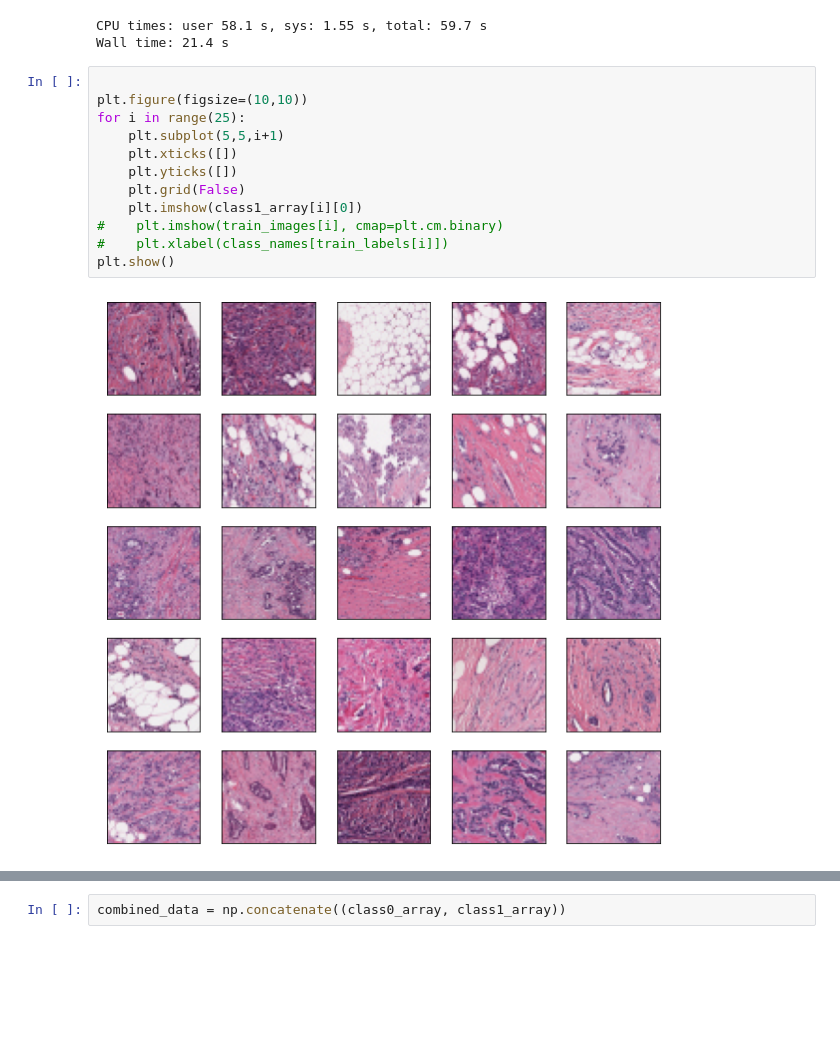
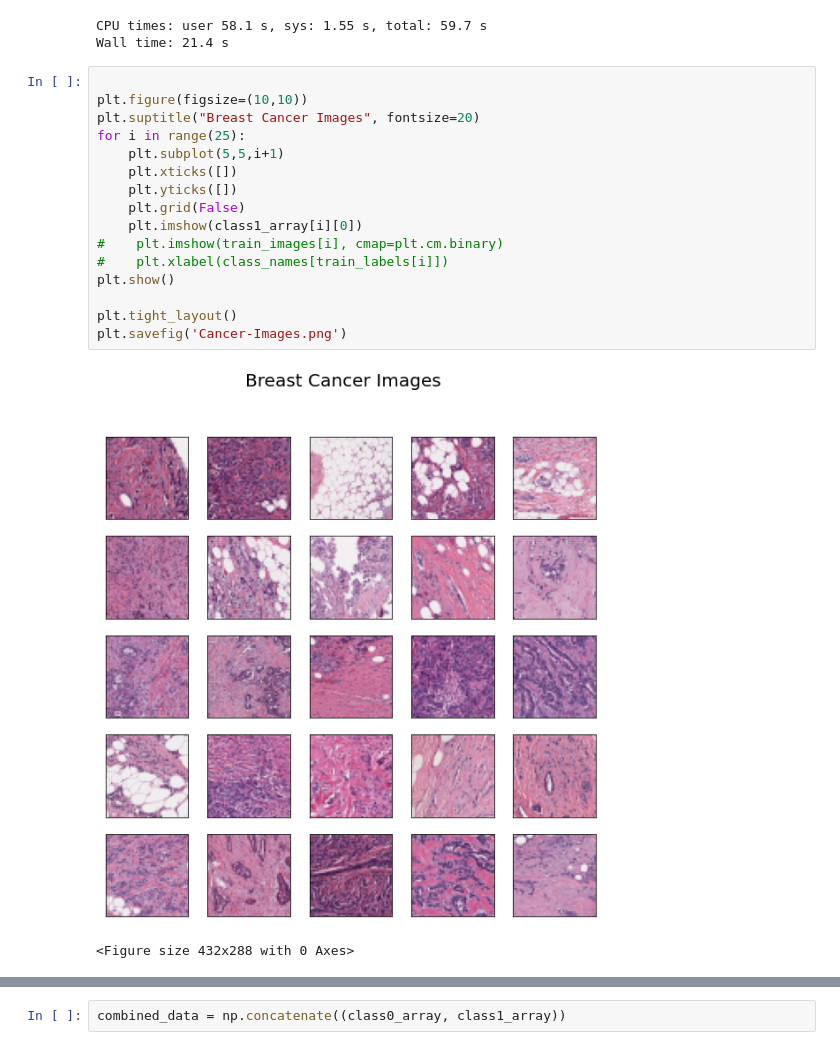
Before and after one commit to gimoonnam/CV, a Jupyter notebook: breast-cnn.ipynb, the cells around one changed output, grey strips where cells are left out. Cells and saved outputs as stored; diff of their text form; blank space fills up the shorter version.

```diff
--- a/breast-cnn.ipynb
+++ b/breast-cnn.ipynb
@@ -97,16 +97,21 @@ Wall time: 21.4 s
 # %%
 
 plt.figure(figsize=(10,10))
+plt.suptitle("Breast Cancer Images", fontsize=20)
 for i in range(25):
     plt.subplot(5,5,i+1)
     plt.xticks([])
     plt.yticks([])
     plt.grid(False)
     plt.imshow(class1_array[i][0])
 #    plt.imshow(train_images[i], cmap=plt.cm.binary)
 #    plt.xlabel(class_names[train_labels[i]])
 plt.show()
+
+plt.tight_layout()
+plt.savefig('Cancer-Images.png')
 # %% [output]
-[figure, old version]
+[figure, new version]
+<Figure size 432x288 with 0 Axes>
 # %%
 plt.figure(figsize=(10,10))
```
Also changed, not shown: parts of 1 cell of this notebook, 2 other files.
